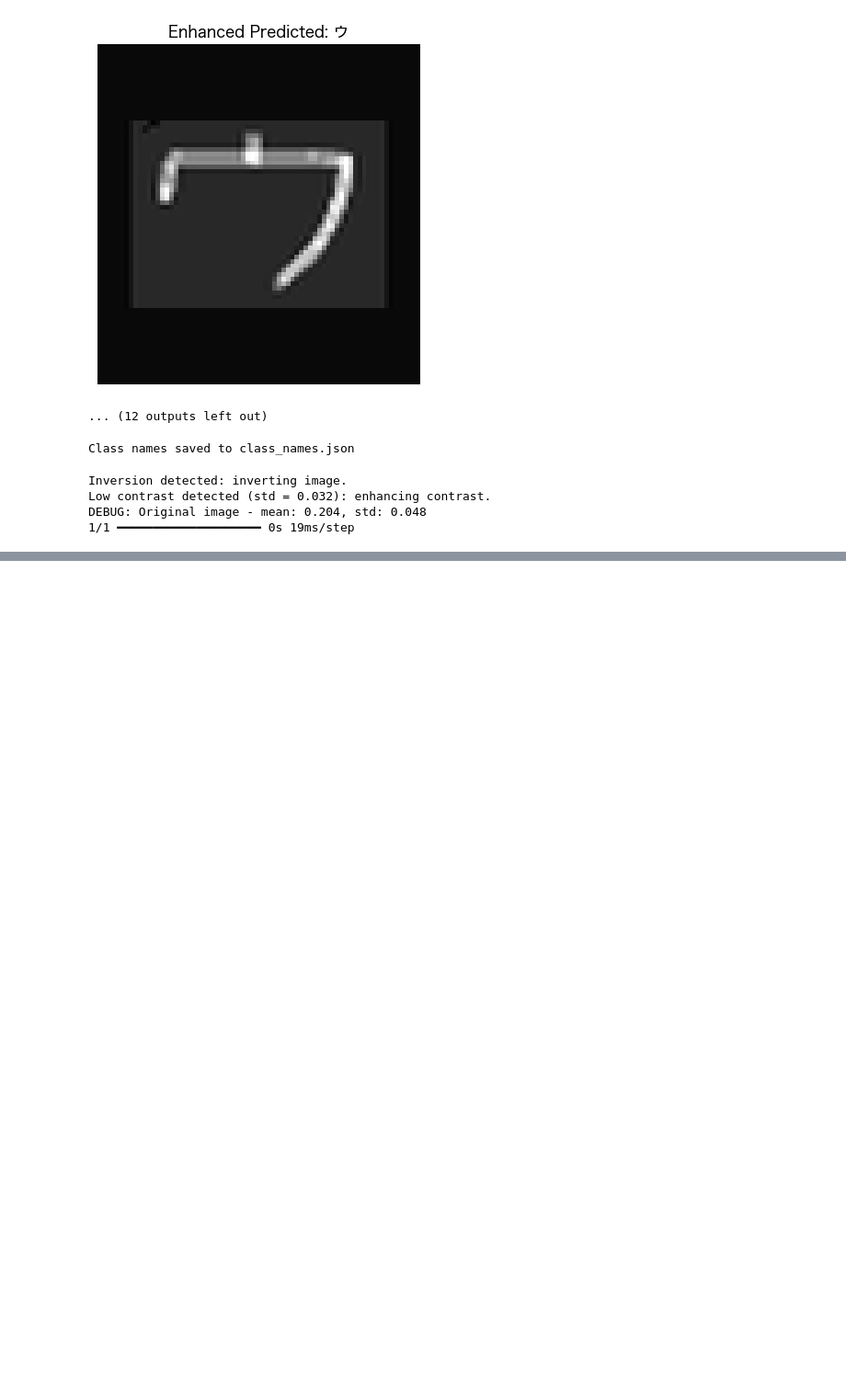
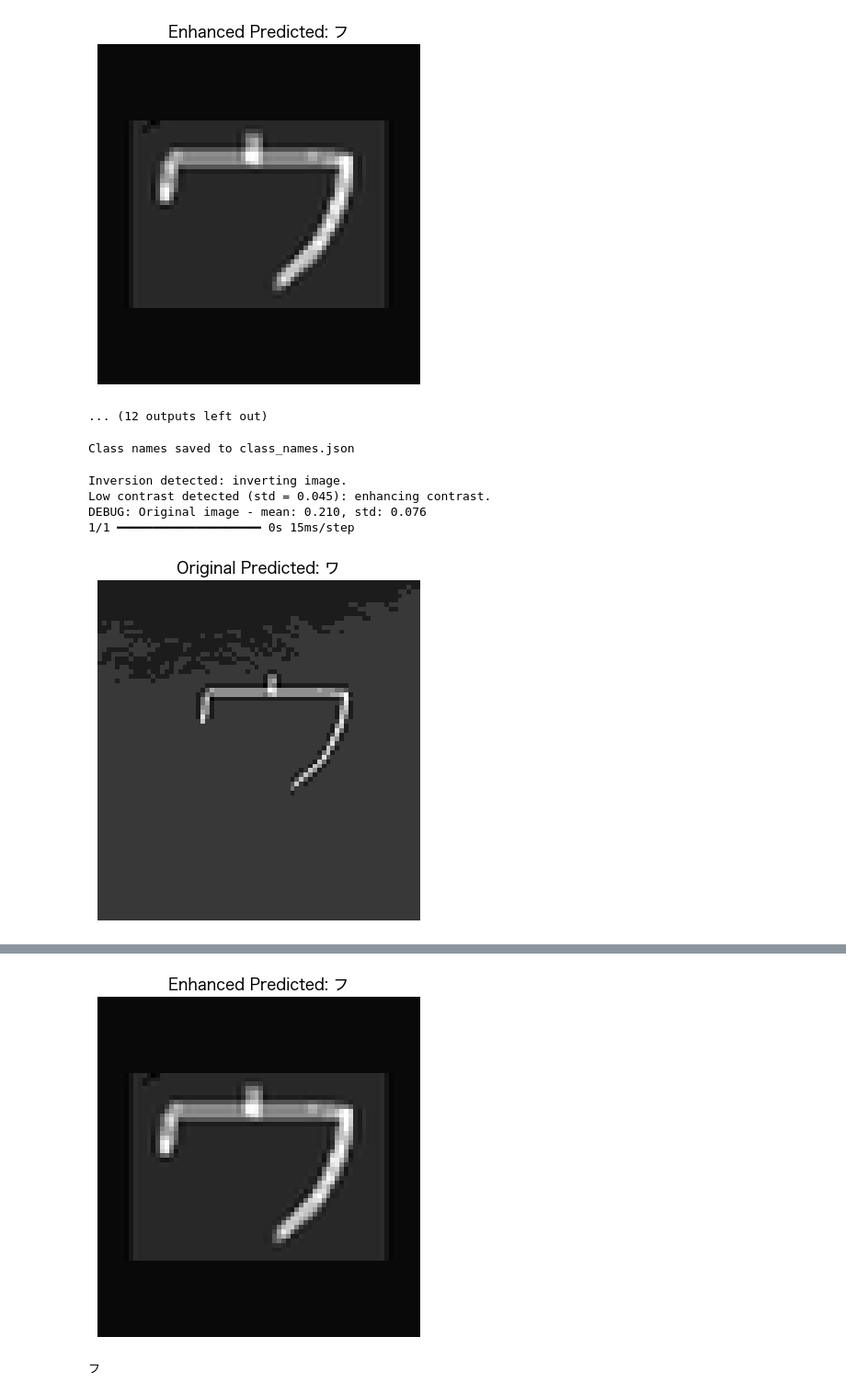
Before and after one commit to JamesScottCode/japanese-ocr, a Jupyter notebook: main.ipynb, the cells around one changed output, grey strips where cells are left out. Shown at 92% size. Drawn from its saved outputs; the diff is of its cells as text; code cells hidden in the pictures; blank space fills up the shorter version.

```diff
--- a/main.ipynb
+++ b/main.ipynb
@@ -244,9 +244,11 @@ Class names saved to class_names.json
 # %%
 
 
-pred = evaluate_single_image(pipeline.model, 'test1.jpg', pipeline.class_names, show_graphs=False)
+pred = evaluate_single_image(pipeline.model, './my_imgs/test3.jpg', pipeline.class_names, show_graphs=True)
+print(pred)
 # %% [output]
 Inversion detected: inverting image.
-Low contrast detected (std = 0.032): enhancing contrast.
-DEBUG: Original image - mean: 0.204, std: 0.048
-1/1 ━━━━━━━━━━━━━━━━━━━━ 0s 19ms/step
+Low contrast detected (std = 0.045): enhancing contrast.
+DEBUG: Original image - mean: 0.210, std: 0.076
+1/1 ━━━━━━━━━━━━━━━━━━━━ 0s 15ms/step
+[figure, added]
@@ -252,0 +256,2 @@ DEBUG: Original image - mean: 0.204, std: 0.048
+[figure, added]
+フ
```
Also changed, not shown: parts of 5 cells of this notebook, 1 other file.
